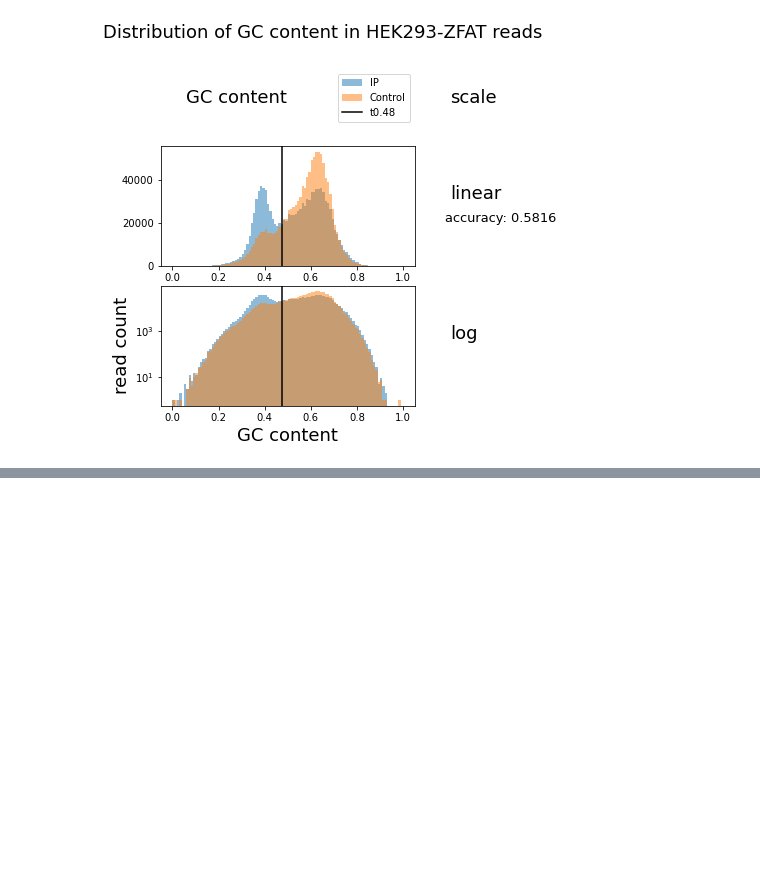
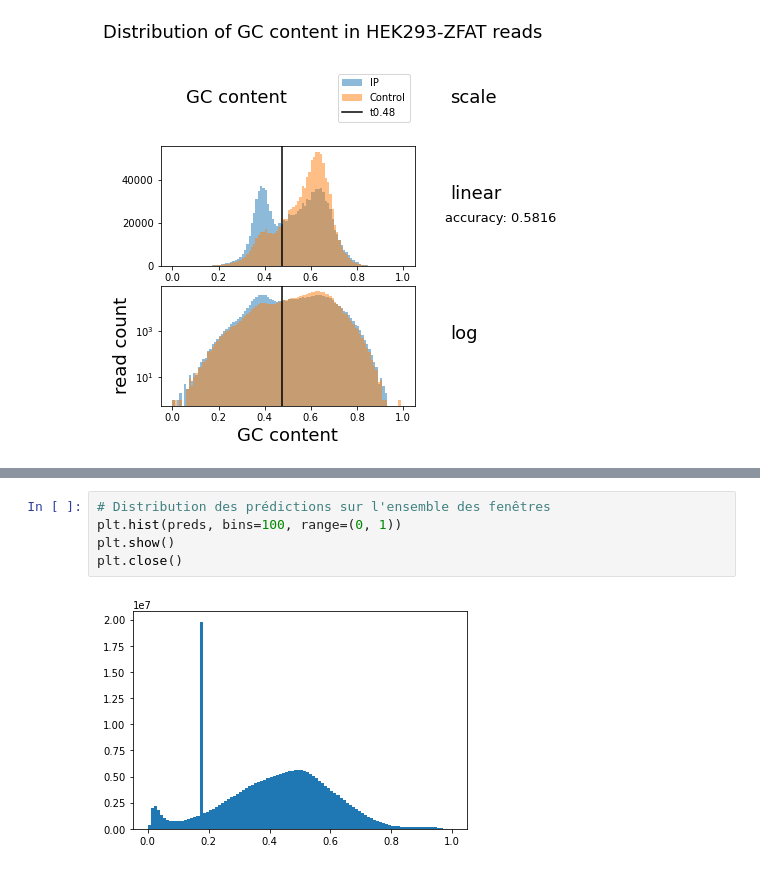
Before and after one commit to Alexwestbrook/mnhn-internship_DeepCNN_ChIP-seq, a Jupyter notebook: plot_distributions.ipynb, the cells around one changed output, grey strips where cells are left out. Saved outputs shown, nothing was run; the diff lists cells and outputs as text; blank space fills up the shorter version.

```diff
--- a/plot_distributions.ipynb
+++ b/plot_distributions.ipynb
@@ -576,0 +595,7 @@ IndexError: index 13 is out of bounds for axis 0 with size 13
+# %%
+# Distribution des prédictions sur l'ensemble des fenêtres
+plt.hist(preds, bins=100, range=(0, 1))
+plt.show()
+plt.close()
+# %% [output]
+[figure, added]
```
Also changed, not shown: parts of 13 cells of this notebook.
